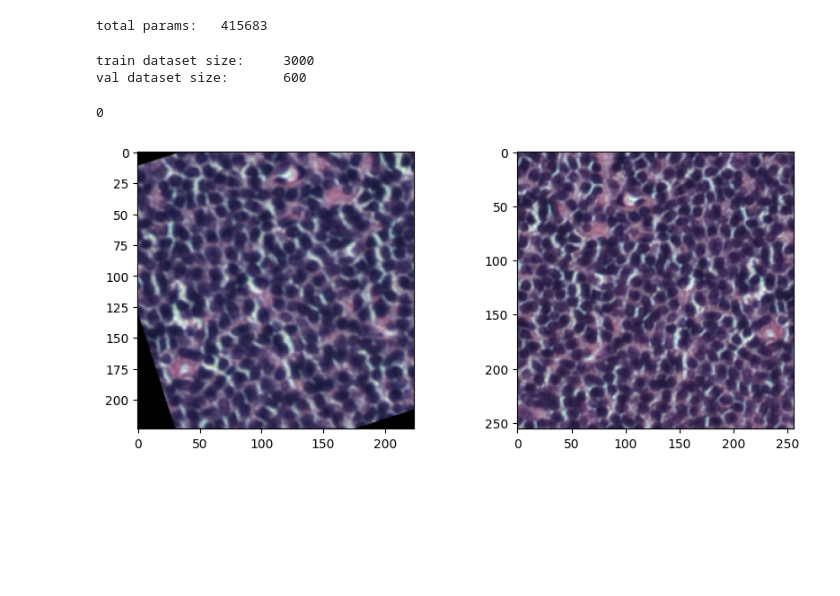
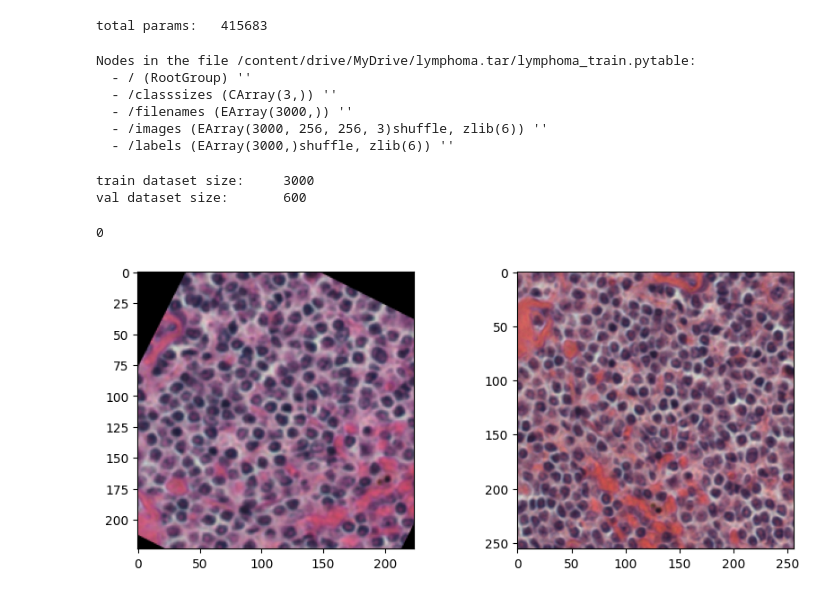
Before and after one commit to aashrithresearch/pytorch_pathology, a Jupyter notebook: lymphoma/lymphoma_training.ipynb, the cells around one changed output. Cells and saved outputs as stored; diff of their text form; code cells hidden in the pictures; blank space fills up the shorter version.

```diff
--- a/lymphoma/lymphoma_training.ipynb
+++ b/lymphoma/lymphoma_training.ipynb
@@ -83,6 +106,26 @@ model = DenseNet(growth_rate=growth_rate, block_config=block_config,
 print(f"total params: \t{sum([np.prod(p.size()) for p in model.parameters()])}")
 # %% [output]
 total params:   415683
+# %%
+file_path = f"/content/drive/MyDrive/lymphoma.tar/{dataname}_{phase}.pytable"
+
+try:
+    with tables.open_file(file_path, 'r') as db:
+        print(f"Nodes in the file {file_path}:")
+        for node in db.walk_nodes('/'):
+            print(f"  - {node}")
+except tables.NoSuchNodeError as e:
+    print(f"Error opening file or accessing nodes: {e}")
+    print(f"Please verify the file path: {file_path}")
+except Exception as e:
+    print(f"An unexpected error occurred: {e}")
+# %% [output]
+Nodes in the file /content/drive/MyDrive/lymphoma.tar/lymphoma_train.pytable:
+  - / (RootGroup) ''
+  - /classsizes (CArray(3,)) ''
+  - /filenames (EArray(3000,)) ''
+  - /images (EArray(3000, 256, 256, 3)shuffle, zlib(6)) ''
+  - /labels (EArray(3000,)shuffle, zlib(6)) ''
 # %%
 class Dataset(object):
     def __init__(self, fname ,img_transform=None):
@@ -92,14 +135,14 @@ class Dataset(object):
 
         with tables.open_file(self.fname,'r') as db:
             self.classsizes=db.root.classsizes[:]
-            self.nitems=db.root.imgs.shape[0]
+            self.nitems=db.root.images.shape[0]
 
         self.imgs = None
         self.labels = None
 
     def __getitem__(self, index):
         with tables.open_file(self.fname,'r') as db:
-            self.imgs=db.root.imgs
+            self.imgs=db.root.images
             self.labels=db.root.labels
 
             img = self.imgs[index,:,:,:]
@@ -109,11 +152,44 @@ class Dataset(object):
         img_new = img
 
         if self.img_transform:
-            img_new = self.img_transform(image=img)['image']
+            img_new = self.img_transform(image=img)['images']
 
         return img_new, label, img
     def __len__(self):
         return self.nitems
+# %%
+class Dataset(object):
+    def __init__(self, fname ,img_transform=None):
+        self.fname=fname
+
+        self.img_transform=img_transform
+
+        with tables.open_file(self.fname,'r') as db:
+            self.classsizes=db.root.classsizes[:]
+            self.nitems=db.root.images.shape[0]
+
+        self.imgs = None
+        self.labels = None
+
+    def __getitem__(self, index):
+        with tables.open_file(self.fname,'r') as db:
+            self.imgs=db.root.images
+            self.labels=db.root.labels
+
+            img = self.imgs[index,:,:,:]
+            label = self.labels[index]
+
+
+        img_new = img
+
+        if self.img_transform:
+            # Pass a dictionary to the transform and access the transformed image using the key 'image'
+            transformed = self.img_transform(image=img)
+            img_new = transformed['image']
+
+        return img_new, label, img
+    def __len__(self):
+        return self.nitems
 # %%
 img_transform = Compose([
        VerticalFlip(p=.5),
@@ -135,15 +211,15 @@ for phase in phases:
 train dataset size:     3000
 val dataset size:       600
 # %%
-(img, label, img_old)=dataset["train"][7]
+(images, labels, img_old)=dataset["train"][7]
 fig, ax = plt.subplots(1,2, figsize=(10,4))
-ax[0].imshow(np.moveaxis(img.numpy(),0,-1))
+ax[0].imshow(np.moveaxis(images.numpy(),0,-1))
 ax[1].imshow(img_old)
 
-print(label)
+print(labels)
 # %% [output]
 0
-[figure, old version]
+[figure, new version]
 # %%
 optim = torch.optim.Adam(model.parameters())
 nclasses = dataset["train"].classsizes.shape[0]
```
Also changed, not shown: parts of 11 cells of this notebook.
